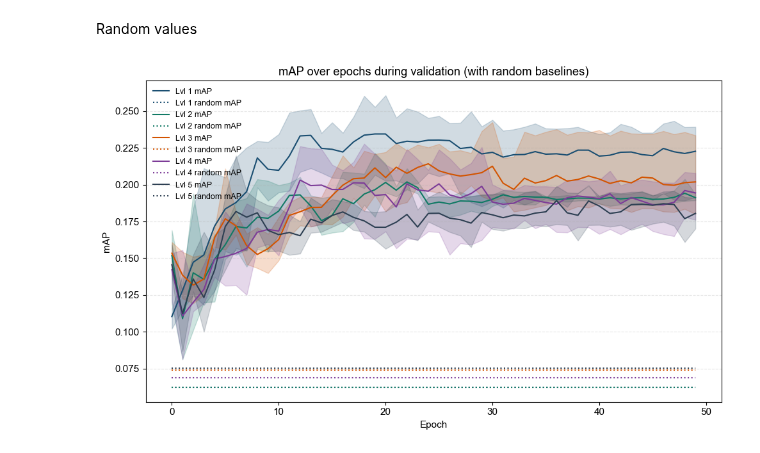
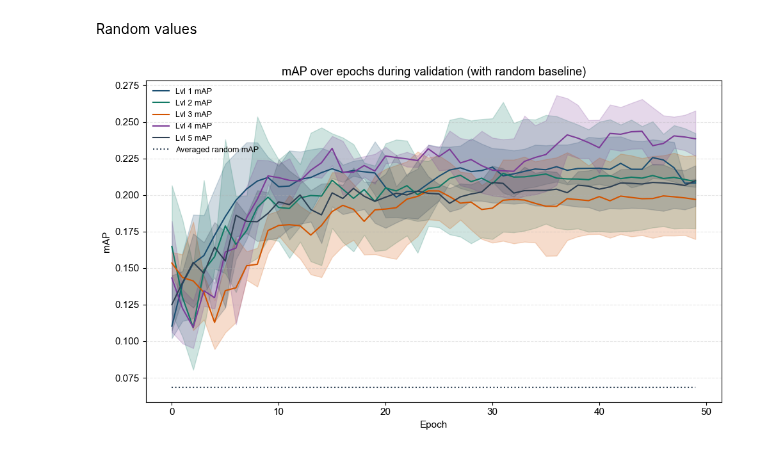
Before and after one commit to ameeassad/EagleID, a Jupyter notebook: notebooks/results_statisticaltest.ipynb, the cells around one changed output. Saved outputs shown, nothing was run; the diff lists cells and outputs as text; code cells hidden in the pictures.

```diff
--- a/notebooks/results_statisticaltest.ipynb
+++ b/notebooks/results_statisticaltest.ipynb
@@ -107,7 +107,7 @@ import pandas as pd
 import matplotlib.pyplot as plt
 
 # Load CSV
-df = pd.read_csv('/Users/amee/Downloads/Raptor preprocessing level results - mAP preprocessing.csv')  # Replace with your filename
+df = pd.read_csv('/Users/amee/Downloads/Raptor preprocessing level results - mAP preprocessing2_export.csv')
 
 # Set plot style
 plt.rcParams.update({
@@ -130,36 +130,40 @@ fig, ax = plt.subplots(figsize=(10, 6))
 for lvl in range(1, 6):
     # Column names for this level
     mean_col = f'preprocess_lvl: {lvl} - val/mAP'
     min_col = f'preprocess_lvl: {lvl} - val/mAP__MIN'
     max_col = f'preprocess_lvl: {lvl} - val/mAP__MAX'
-    rand_col = f'lvl {lvl} random map'
+    # rand_col = f'lvl {lvl} random map'
 
     # Extract data
     epochs = df['epoch']
     mean = df[mean_col]
     min_val = df[min_col]
     max_val = df[max_col]
-    random = df[rand_col]
+    # random = df[rand_col]
 
     # Plot mean line
     ax.plot(epochs, mean, color=colors[lvl], label=f'Lvl {lvl} mAP')
 
     # Fill between min/max
     ax.fill_between(epochs, min_val, max_val, color=colors[lvl], alpha=0.2)
 
-    # Plot random dotted line
-    ax.plot(epochs, random, linestyle=':', color=colors[lvl], label=f'Lvl {lvl} random mAP')
+    # # Plot random dotted line
+    # ax.plot(epochs, random, linestyle=':', color=colors[lvl], label=f'Lvl {lvl} random mAP')
+    if lvl==5:
+     rand_col = 'random value'
+     random = df[rand_col]
+     ax.plot(epochs, random, linestyle=':', color=colors[lvl], label=f'Averaged random mAP')
 
 # Aesthetics
 ax.set_xlabel('Epoch', color='black')
 ax.set_ylabel('mAP', color='black')
-ax.set_title('mAP over epochs during validation (with random baselines)', color='black')
+ax.set_title('mAP over epochs during validation (with random baseline)', color='black')
 ax.grid(True, axis='y', linestyle='--', alpha=0.3)
 ax.tick_params(colors='black')
 ax.spines[:].set_color('black')
 ax.legend(frameon=False, fontsize=9, loc='best')
 
 plt.tight_layout()
 plt.show()
 # %% [output]
-[figure, old version]
+[figure, new version]
```
Also changed, not shown: parts of 4 cells of this notebook, 1 other file.
